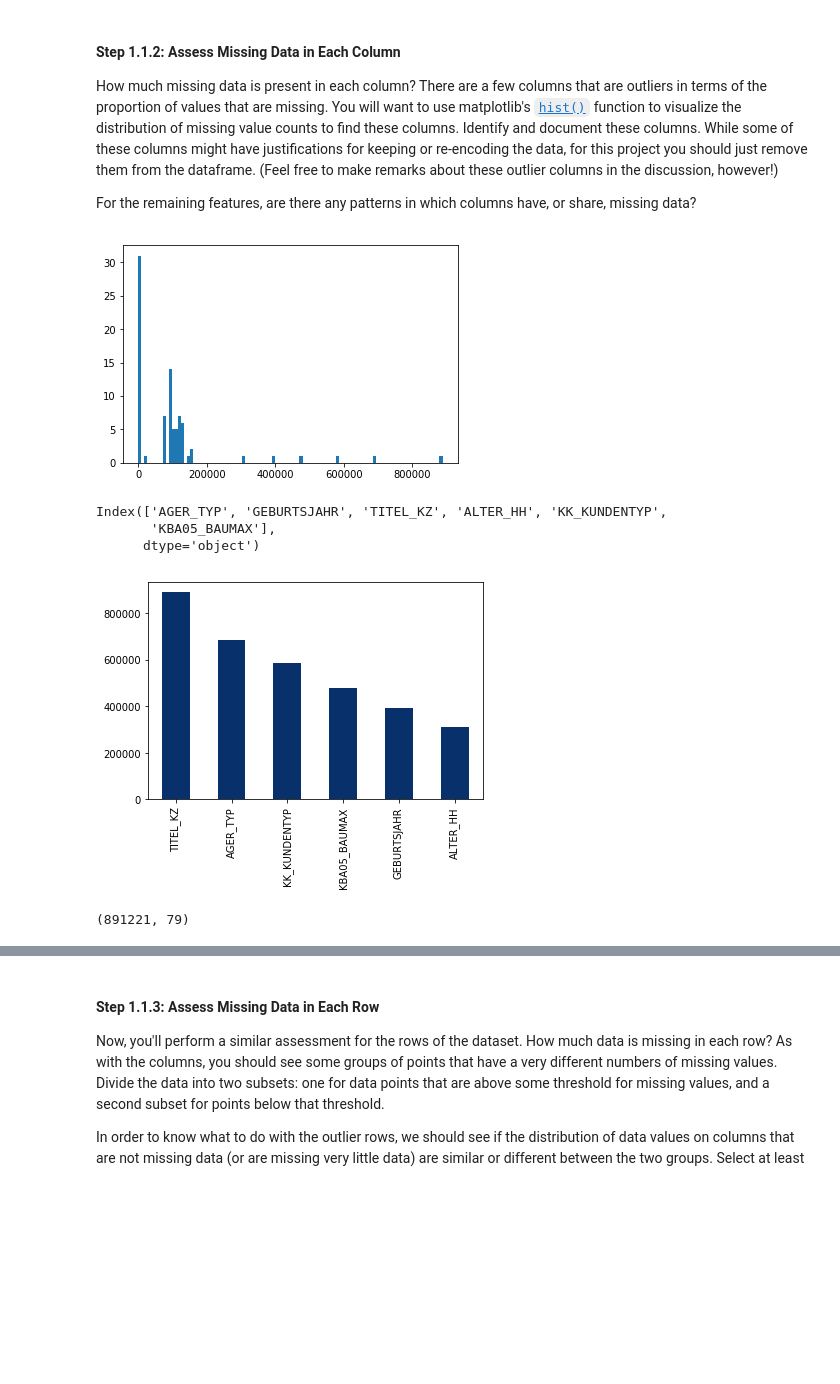
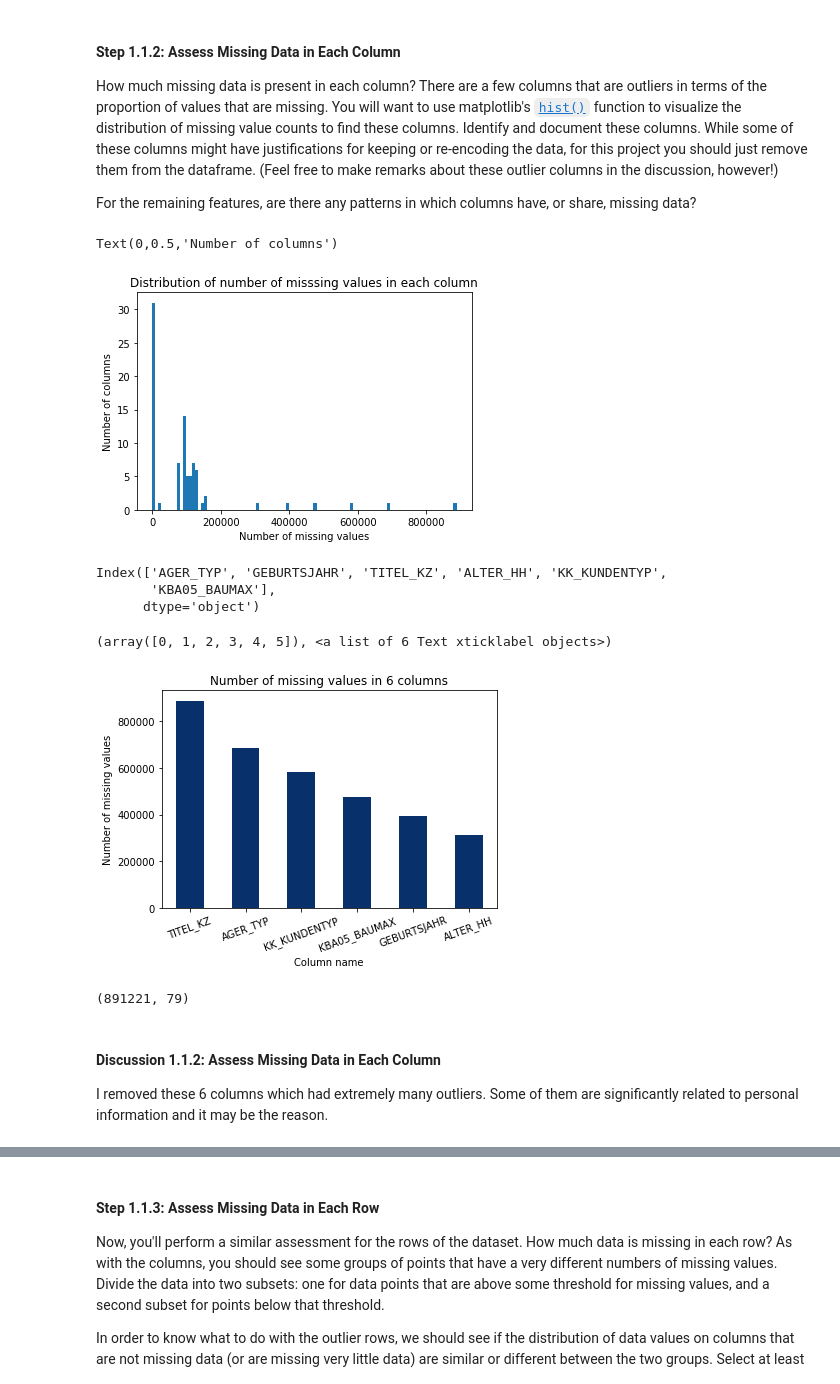
Before and after one commit to kudojp/IdentifyCustomerSegments, a Jupyter notebook: Identify_Customer_Segments.ipynb, the cells around one changed output, grey strips where cells are left out. Drawn from its saved outputs; the diff is of its cells as text; code cells hidden in the pictures; blank space fills up the shorter version.

Commit message:
finished discussions in Step1 (still stack at Step3.3 interpretation)

```diff
--- a/Identify_Customer_Segments.ipynb
+++ b/Identify_Customer_Segments.ipynb
@@ -94,7 +95,6 @@ The fourth column of the feature attributes summary (loaded in above as `feat_in
 # %%
 # copy the dataframes
 azdias2 = azdias.copy()
-feat_info2 = feat_info.copy()
 # %%
 # Identify missing or unknown data values and convert them to NaNs.
 
@@ -158,21 +163,30 @@ azdias3 = azdias2.copy()
 # %%
-# Perform an assessment of how much missing data there is in each column of the
-# dataset.
+# Perform an assessment of how much missing data there is in each column of the dataset.
+# Investigate patterns in the amount of missing data in each column.
 
-plt.hist(azdias3.isnull().sum(), bins=100);
+plt.hist(azdias3.isnull().sum(), bins=100)
+plt.title("Distribution of number of misssing values in each column")
+plt.xlabel("Number of missing values")
+plt.ylabel("Number of columns");
 # %% [output]
+Text(0,0.5,'Number of columns')
-[figure, old version]
+[figure, new version]
 # %%
-# Investigate patterns in the amount of missing data in each column.
+# Investigate the outliers(the columns which have extremely a lot of missing values over 200000)
 
 missed_columns = azdias3.columns[azdias3.isnull().sum() > 200000]
 print(missed_columns)
-azdias3[missed_columns].isnull().sum().sort_values(ascending=False).plot(kind="bar", colormap="Blues_r");
+azdias3[missed_columns].isnull().sum().sort_values(ascending=False).plot(kind="bar", colormap="Blues_r")
+plt.title("Number of missing values in 6 columns")
+plt.xlabel("Column name")
+plt.ylabel("Number of missing values")
+plt.xticks(rotation=20)
 # %% [output]
 Index(['AGER_TYP', 'GEBURTSJAHR', 'TITEL_KZ', 'ALTER_HH', 'KK_KUNDENTYP',
        'KBA05_BAUMAX'],
       dtype='object')
+(array([0, 1, 2, 3, 4, 5]), <a list of 6 Text xticklabel objects>)
-[figure, old version]
+[figure, new version]
 # %%
 # Remove the outlier columns from the dataset. (You'll perform other data
 # engineering tasks such as re-encoding and imputation later.)
@@ -181,4 +195,8 @@ azdias3 = azdias3.drop(columns=missed_columns)
 azdias3.shape
 # %% [output]
 (891221, 79)
+# %% [markdown]
+#### Discussion 1.1.2: Assess Missing Data in Each Column
+
+I removed these 6 columns which had extremely many outliers. Some of them are significantly related to personal information and it may be the reason.
 # %% [markdown]
```
Also changed, not shown: parts of 55 cells of this notebook.
